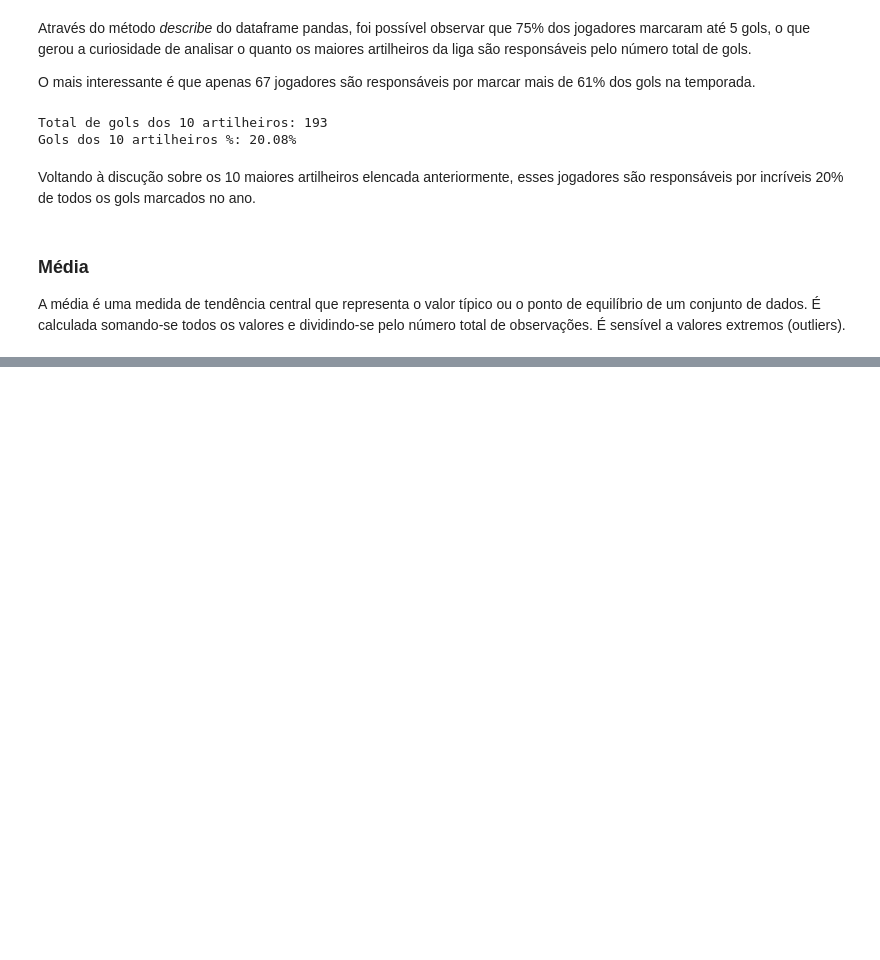
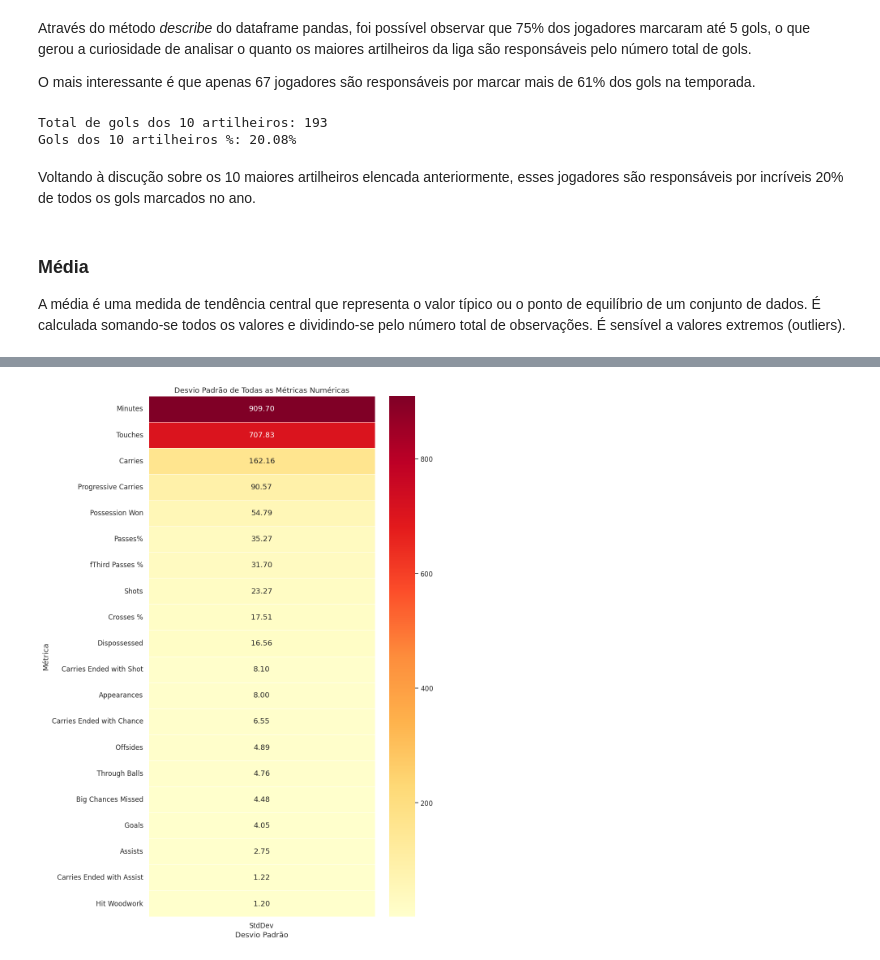
Before and after one commit to vitorwogel/MVP-Data-Analytics, a Jupyter notebook: MVP_Análise_de_Dados_e_Boas_Práticas.ipynb, the cells around one changed output, grey strips where cells are left out. Saved outputs shown, nothing was run; the diff lists cells and outputs as text; code cells hidden in the pictures; blank space fills up the shorter version.

```diff
--- a/MVP_Análise_de_Dados_e_Boas_Práticas.ipynb
+++ b/MVP_Análise_de_Dados_e_Boas_Práticas.ipynb
@@ -641,0 +651,3 @@ As três hipóteses levantadas foram validadas:
+# %%
+std_df = df.describe().loc['std']
+std_df
@@ -641,0 +673,12 @@ As três hipóteses levantadas foram validadas:
+# %%
+std_df = std_df.sort_values(ascending=False).to_frame(name='StdDev')
+
+plt.figure(figsize=(10, 14))
+sns.heatmap(std_df, annot=True, cmap="YlOrRd", fmt=".2f", linewidths=0.5)
+plt.title('Desvio Padrão de Todas as Métricas Numéricas')
+plt.xlabel('Desvio Padrão')
+plt.ylabel('Métrica')
+plt.tight_layout()
+plt.show()
+# %% [output]
+[figure, added]
```
Also changed, not shown: parts of 122 cells of this notebook.
